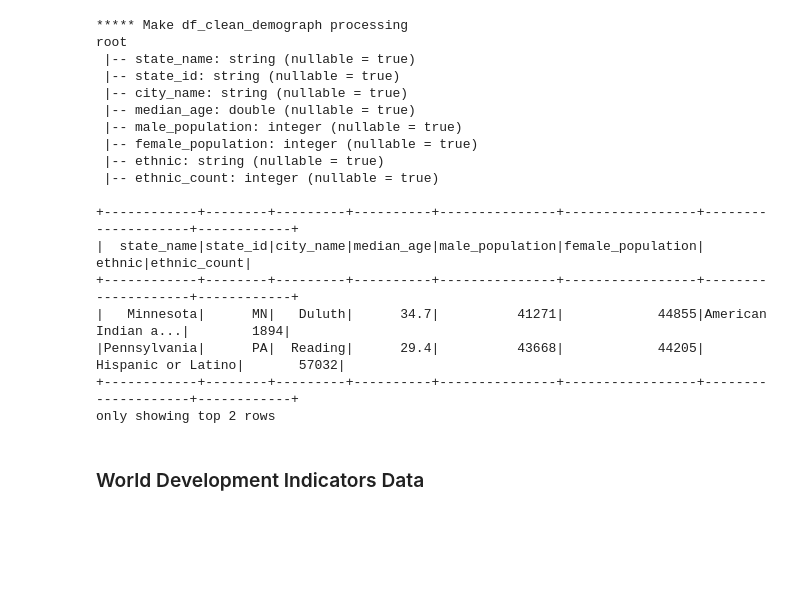
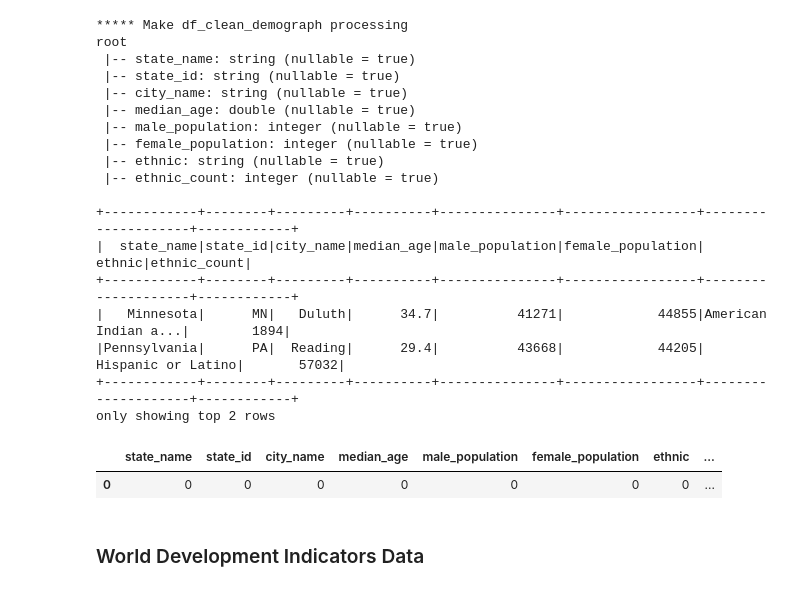
Before and after one commit to anthelix/udacity_capstone, a Jupyter notebook: work/notebook/4_Create_etl_work_process.ipynb, the cells around one changed output. Saved outputs shown, nothing was run; the diff lists cells and outputs as text; code cells hidden in the pictures; blank space fills up the shorter version.

```diff
--- a/work/notebook/4_Create_etl_work_process.ipynb
+++ b/work/notebook/4_Create_etl_work_process.ipynb
@@ -1681,20 +1750,21 @@ NameError: name 'df_clean_demograph' is not defined
 def clean_demograph(df_demograph):
     drop_cols = ["Number_of_Veterans"]
     newdf = df_demograph.drop(*drop_cols) \
-                 .select(F.col("City").alias("city_name"), \
-                         F.col("State").alias("state_name"), \
-                         F.col("Median Age").alias("median_age"), \
-                         F.col("Male Population").alias("male_population"), \
-                         F.col("Female Population").alias("female_population"), \
-                         F.col("Total Population").alias("totale_population"), \
-                         F.col("Foreign-born").alias("foreign_born"), \
-                         F.col("State Code").alias("state_id"), \
-                         F.col("Race").alias("ethnic"), \
-                         F.col("Count"))
+                .select(F.col("city").alias("city_name"), \
+                        F.col("state").alias("state_name"), \
+                        F.col("median_age"), \
+                        F.col("male_population"), \
+                        F.col("female_population"), \
+                        F.col("total_population"), \
+                        F.col("foreign-born"), \
+                        F.col("state_code").alias("state_id"), \
+                        F.col("race").alias("ethnic"), \
+                        F.col("count"))
     df_clean_demograph = newdf.groupBy("state_name", "state_id", "city_name", "median_age", "male_population", "female_population", "ethnic") \
-                              .agg(F.avg("Count").cast('int').alias("ethnic_count")) \
-                              .orderBy("state_name", "city_name", "ethnic") \
-                              .dropDuplicates()
+                            .agg(F.avg("count").cast('int').alias("ethnic_count")) \
+                            .orderBy("state_name", "city_name", "ethnic") \
+                            .dropDuplicates() \
+                            .fillna(-1, subset=['male_population','female_population'])
     print('***** Make df_clean_demograph processing ')
     df_clean_demograph.printSchema()
     df_clean_demograph.show(2)
@@ -1720,6 +1790,11 @@ root
 |Pennsylvania|      PA|  Reading|      29.4|          43668|            44205|  Hispanic or Latino|       57032|
 +------------+--------+---------+----------+---------------+-----------------+--------------------+------------+
 only showing top 2 rows
+# %%
+display(df_clean_demograph.select([count(when(col(c).isNull(), c)).alias(c) for c in df_clean_demograph.columns]).toPandas())
+# %% [output]
+|  | state_name | state_id | city_name | median_age | male_population | female_population | ethnic | ... |
+| 0 | 0 | 0 | 0 | 0 | 0 | 0 | 0 | ... |
 # %% [markdown]
 ### World Development Indicators Data
 # %%
```
Also changed, not shown: parts of 33 cells of this notebook, 5 other files.
